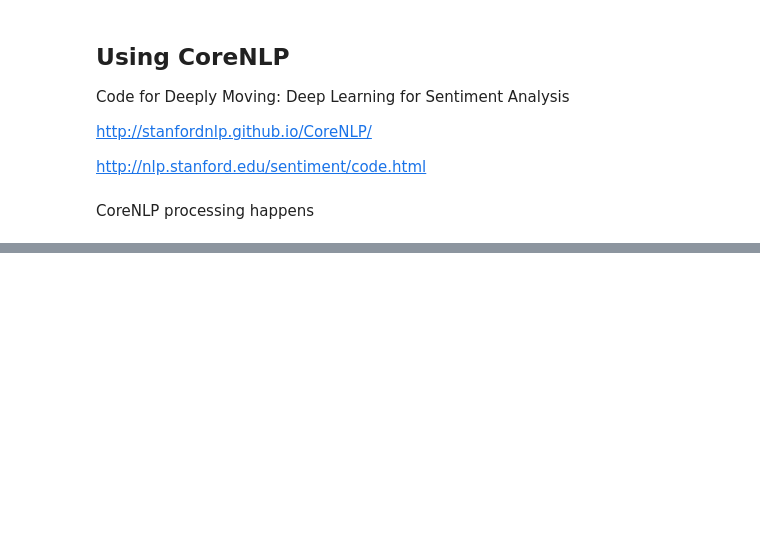
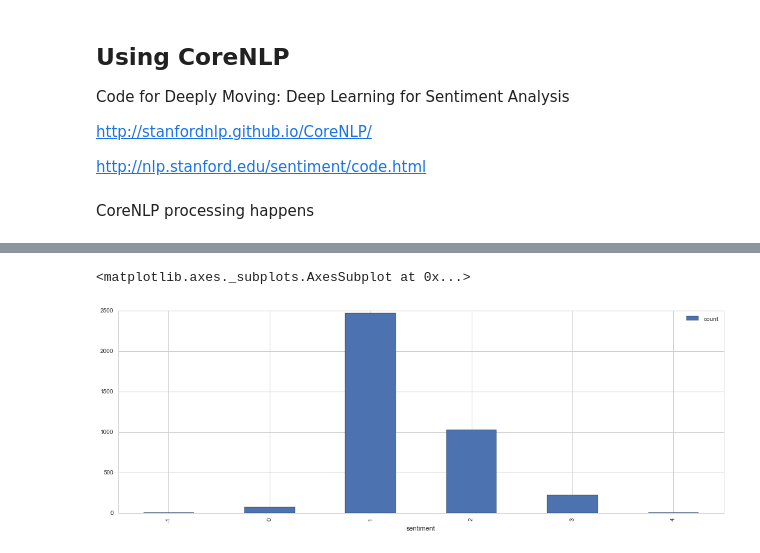
Before and after one commit to l1x/nlp, a Jupyter notebook: nlp.ipynb, the cells around one changed output, grey strips where cells are left out. Drawn from its saved outputs; the diff is of its cells as text; code cells hidden in the pictures; blank space fills up the shorter version.

```diff
--- a/nlp.ipynb
+++ b/nlp.ipynb
@@ -577,3 +513,0 @@ dtype: object
-# %%
-df2['ex_sentiment']=df2.sentiment.str.extract("([0-9])", expand=False)
-df2.count()
@@ -599,3 +513,0 @@ df2.sample()
-# %%
-df2['int_sentiment'] = df2.sentiment.astype(int, raise_on_error=False)
-df2.sample().dtypes
@@ -733,0 +514,4 @@ Todo:
+# %%
+df3=df2[['tweet_id','airline_clean','sentiment']]
+df_u = df3[(df3.airline_clean == 'united')]
+df_u.sample()
@@ -733,0 +521,3 @@ Todo:
+# %%
+grp = df_u.groupby(['sentiment']).agg(['count'])
+grp
@@ -733,0 +534,5 @@ Todo:
+# %%
+grp['tweet_id'].plot(kind='bar', stacked=True,figsize=(18,6))
+# %% [output]
+<matplotlib.axes._subplots.AxesSubplot at 0x...>
+[figure, added]
```
Also changed, not shown: parts of 38 cells of this notebook, 2 other files.
